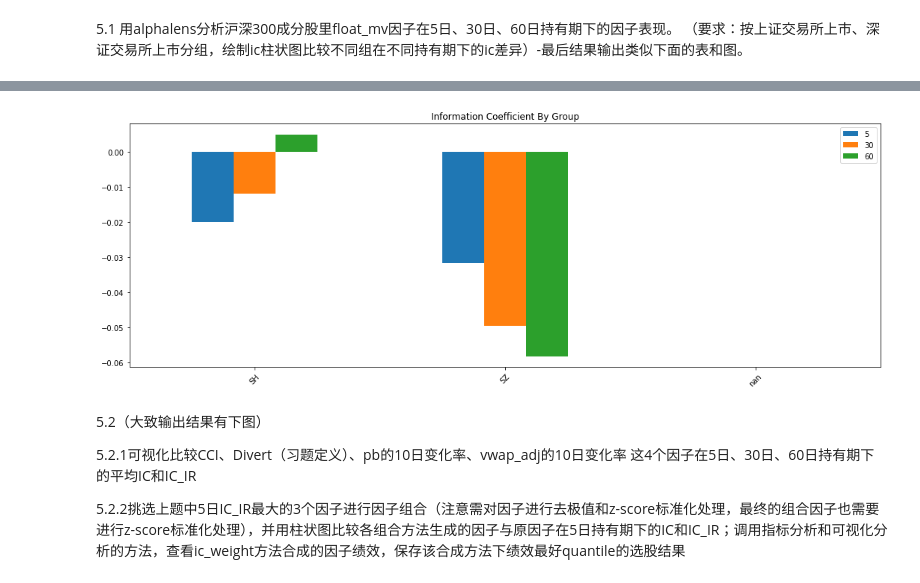
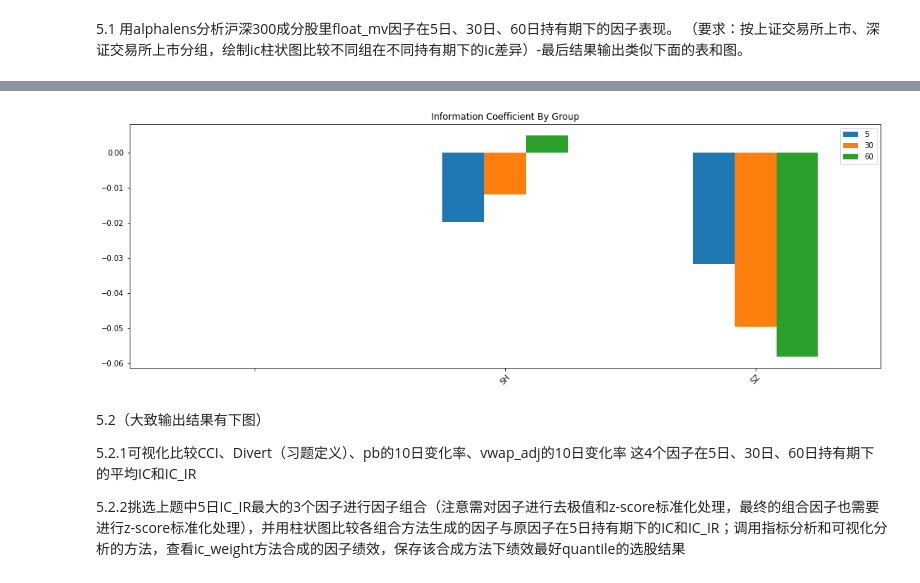
Before and after one commit to auroraso/hellogit, a Jupyter notebook: 2、talib、数据处理与jaqs相关试题.ipynb, the cells around one changed output, grey strips where cells are left out. Drawn from its saved outputs; the diff is of its cells as text; code cells hidden in the pictures.

```diff
--- a/2、talib、数据处理与jaqs相关试题.ipynb
+++ b/2、talib、数据处理与jaqs相关试题.ipynb
@@ -15,0 +9,2 @@ stock2  0.348809  1.000000
+# %%
+df = pd.concat([stock1.close.pct_change(5), stock2.close.pct_change(5)], keys=['stock1','stock2'], axis=1)
@@ -163,10 +192,10 @@ nan         NaN       NaN       NaN
 # %%
 from matplotlib import pyplot as plt
 
-alphalens.plotting.plot_ic_by_group(ic_by_sector)
+alphalens.plotting.plot_ic_by_group(ic_by_group)
 plt.show()
 # %% [output]
-[figure, old version]
+[figure, new version]
 # %% [markdown]
 5.2（大致输出结果有下图）
 
```
Also changed, not shown: parts of 33 cells of this notebook.
